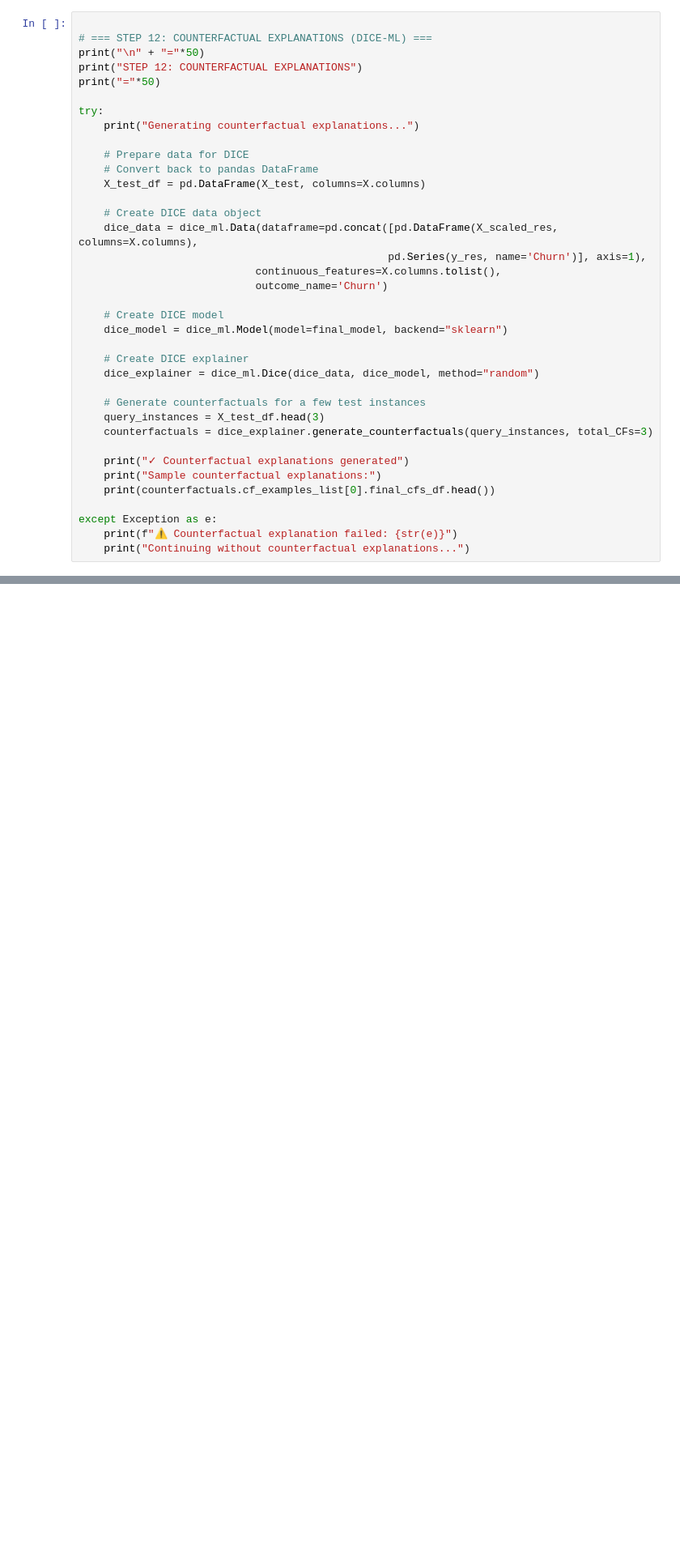
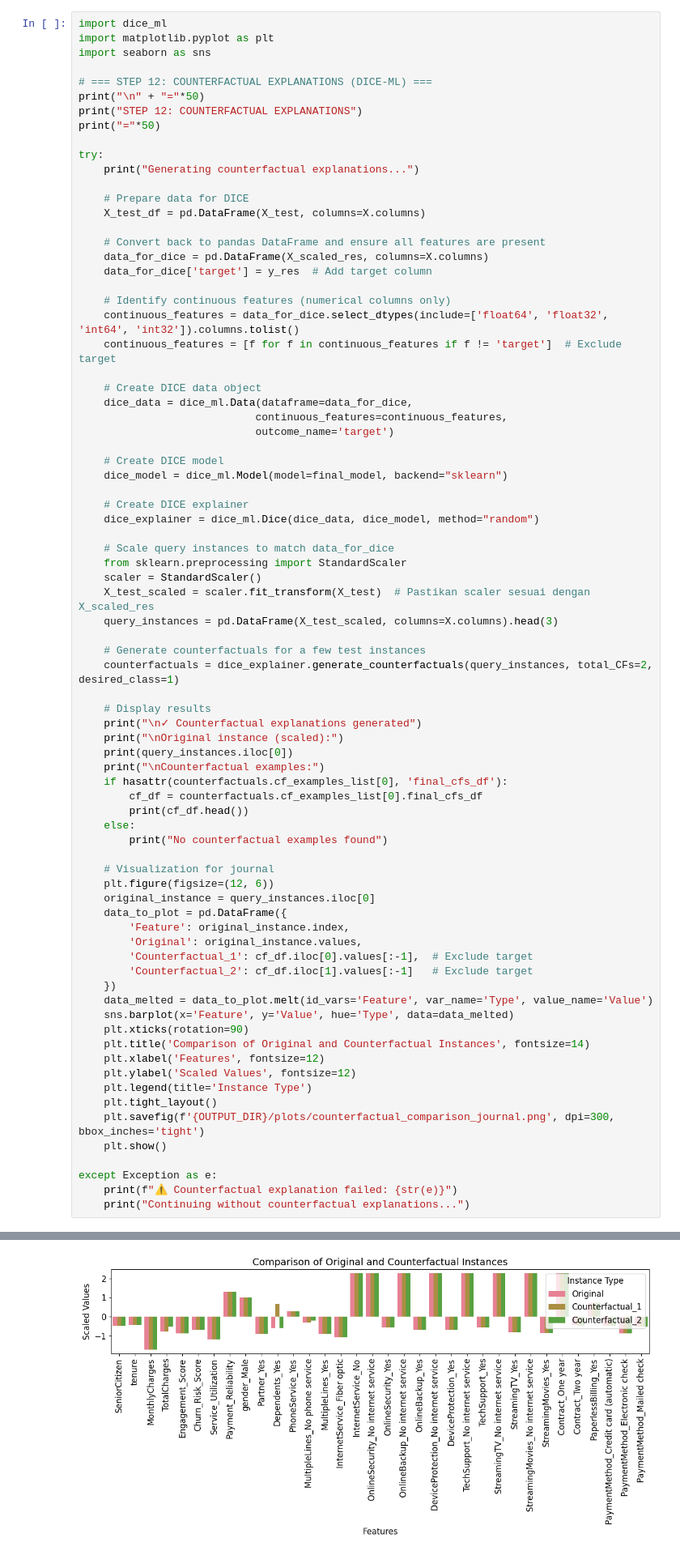
Before and after one commit to koriebruh/CHURN-JOURNAL, a Jupyter notebook: wwwNofel.ipynb, the cells around one changed output, grey strips where cells are left out. Shown at 81% size. Cells and saved outputs as stored; diff of their text form; blank space fills up the shorter version.

```diff
--- a/wwwNofel.ipynb
+++ b/wwwNofel.ipynb
@@ -986,4 +1032,7 @@ Equal Opportunity Analysis:
 # %%
+import dice_ml
+import matplotlib.pyplot as plt
+import seaborn as sns
 
 # === STEP 12: COUNTERFACTUAL EXPLANATIONS (DICE-ML) ===
 print("\n" + "="*50)
@@ -994,14 +1043,20 @@ try:
     print("Generating counterfactual explanations...")
 
     # Prepare data for DICE
-    # Convert back to pandas DataFrame
     X_test_df = pd.DataFrame(X_test, columns=X.columns)
 
+    # Convert back to pandas DataFrame and ensure all features are present
+    data_for_dice = pd.DataFrame(X_scaled_res, columns=X.columns)
+    data_for_dice['target'] = y_res  # Add target column
+
+    # Identify continuous features (numerical columns only)
+    continuous_features = data_for_dice.select_dtypes(include=['float64', 'float32', 'int64', 'int32']).columns.tolist()
+    continuous_features = [f for f in continuous_features if f != 'target']  # Exclude target
+
     # Create DICE data object
-    dice_data = dice_ml.Data(dataframe=pd.concat([pd.DataFrame(X_scaled_res, columns=X.columns),
-                                                 pd.Series(y_res, name='Churn')], axis=1),
-                            continuous_features=X.columns.tolist(),
-                            outcome_name='Churn')
+    dice_data = dice_ml.Data(dataframe=data_for_dice,
+                            continuous_features=continuous_features,
+                            outcome_name='target')
 
     # Create DICE model
     dice_model = dice_ml.Model(model=final_model, backend="sklearn")
@@ -1009,13 +1064,45 @@ try:
     # Create DICE explainer
     dice_explainer = dice_ml.Dice(dice_data, dice_model, method="random")
 
+    # Scale query instances to match data_for_dice
+    from sklearn.preprocessing import StandardScaler
+    scaler = StandardScaler()
+    X_test_scaled = scaler.fit_transform(X_test)  # Pastikan scaler sesuai dengan X_scaled_res
+    query_instances = pd.DataFrame(X_test_scaled, columns=X.columns).head(3)
+
     # Generate counterfactuals for a few test instances
-    query_instances = X_test_df.head(3)
-    counterfactuals = dice_explainer.generate_counterfactuals(query_instances, total_CFs=3)
+    counterfactuals = dice_explainer.generate_counterfactuals(query_instances, total_CFs=2, desired_class=1)
 
-    print("✓ Counterfactual explanations generated")
-    print("Sample counterfactual explanations:")
-    print(counterfactuals.cf_examples_list[0].final_cfs_df.head())
+    # Display results
+    print("\n✓ Counterfactual explanations generated")
+    print("\nOriginal instance (scaled):")
+    print(query_instances.iloc[0])
+    print("\nCounterfactual examples:")
+    if hasattr(counterfactuals.cf_examples_list[0], 'final_cfs_df'):
+        cf_df = counterfactuals.cf_examples_list[0].final_cfs_df
+        print(cf_df.head())
+    else:
+        print("No counterfactual examples found")
+
+    # Visualization for journal
+    plt.figure(figsize=(12, 6))
+    original_instance = query_instances.iloc[0]
+    data_to_plot = pd.DataFrame({
+        'Feature': original_instance.index,
+        'Original': original_instance.values,
+        'Counterfactual_1': cf_df.iloc[0].values[:-1],  # Exclude target
+        'Counterfactual_2': cf_df.iloc[1].values[:-1]   # Exclude target
+    })
+    data_melted = data_to_plot.melt(id_vars='Feature', var_name='Type', value_name='Value')
+    sns.barplot(x='Feature', y='Value', hue='Type', data=data_melted)
+    plt.xticks(rotation=90)
+    plt.title('Comparison of Original and Counterfactual Instances', fontsize=14)
+    plt.xlabel('Features', fontsize=12)
+    plt.ylabel('Scaled Values', fontsize=12)
+    plt.legend(title='Instance Type')
+    plt.tight_layout()
+    plt.savefig(f'{OUTPUT_DIR}/plots/counterfactual_comparison_journal.png', dpi=300, bbox_inches='tight')
+    plt.show()
 
 except Exception as e:
     print(f"⚠ Counterfactual explanation failed: {str(e)}")
@@ -1046,3 +1132,4 @@ Sample counterfactual explanations:
+[figure, added]
 # %%
 
 # === STEP 13: COMPREHENSIVE RESULTS SUMMARY ===
```
Also changed, not shown: parts of 13 cells of this notebook, 20 other files.
